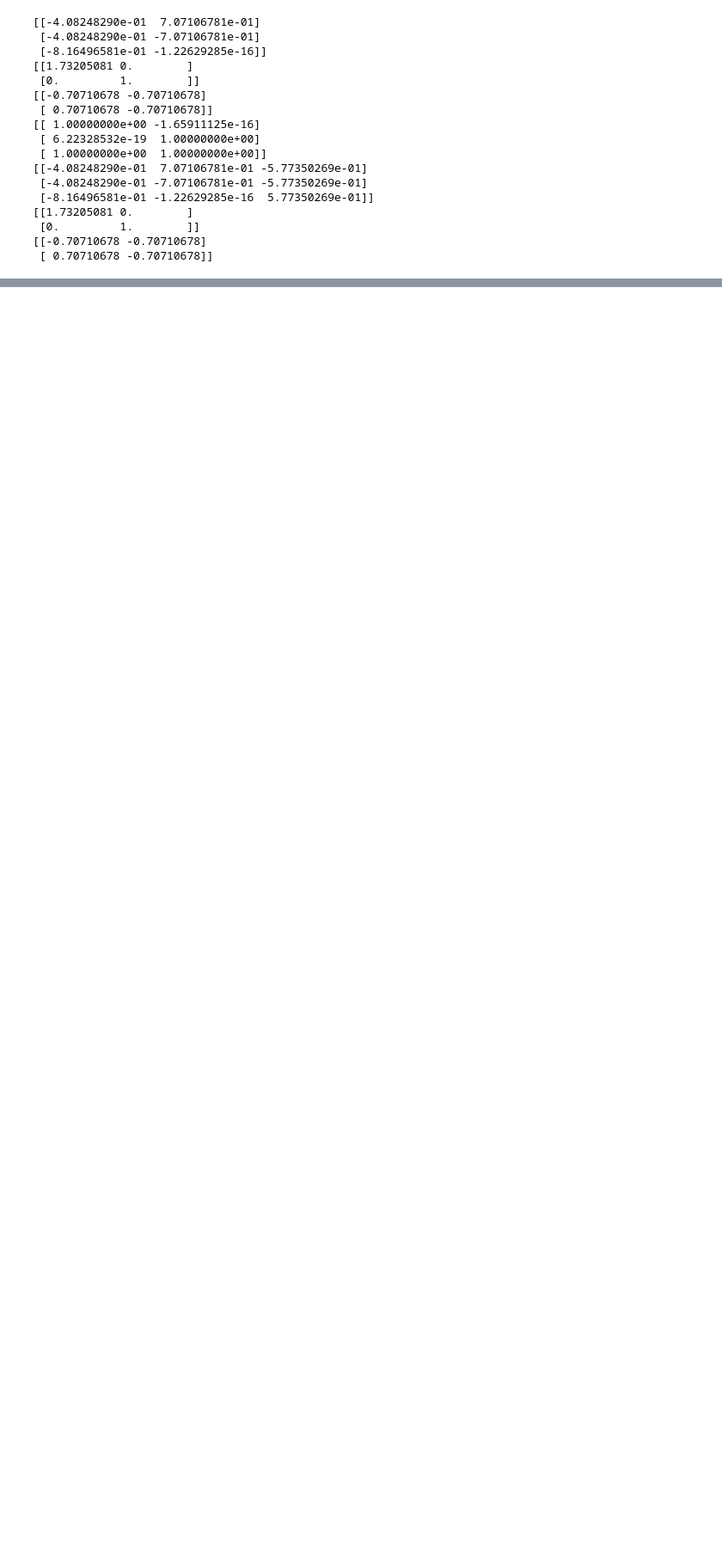
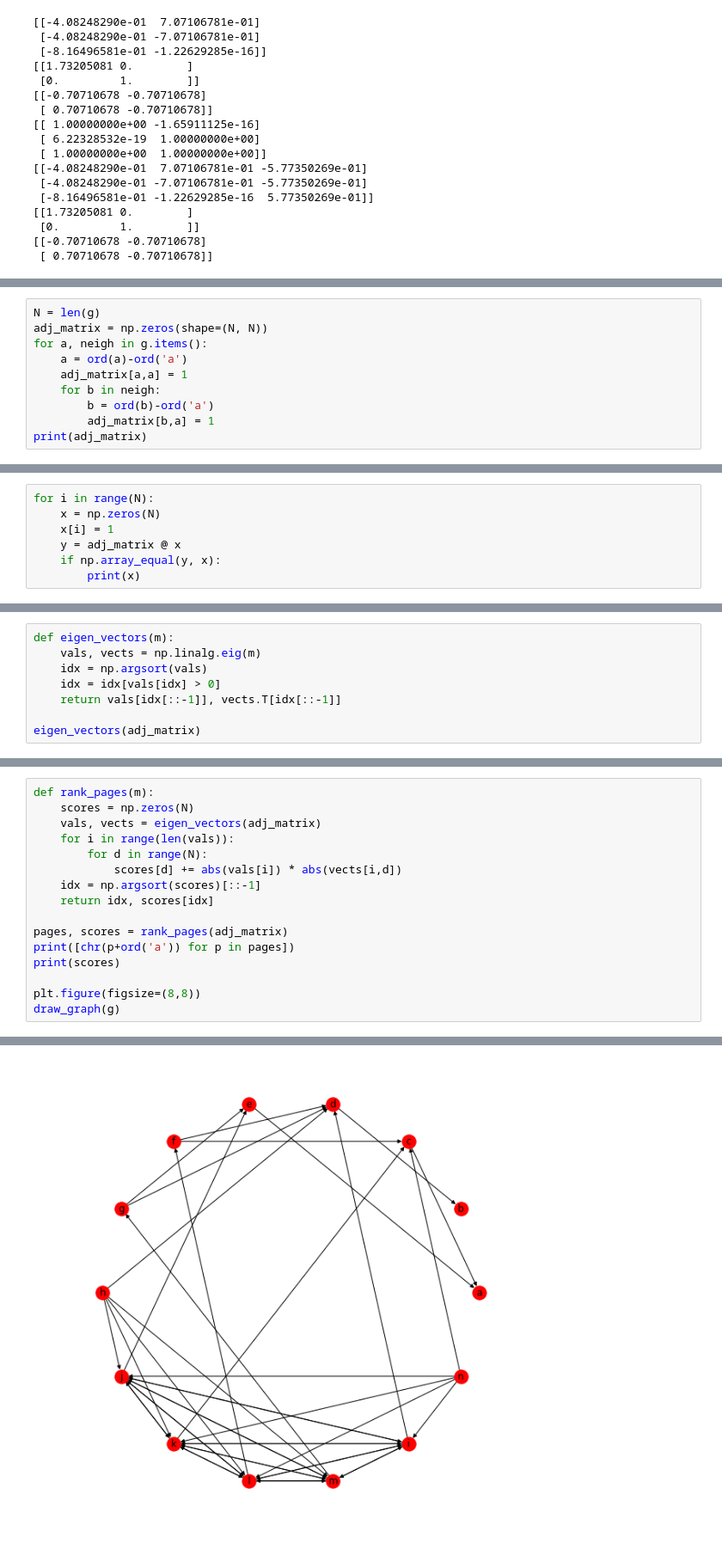
Before and after one commit to QuentinDuval/MLIntro, a Jupyter notebook: ml/0_basic_linear_algebra_decompositions.ipynb, the cells around one changed output, grey strips where cells are left out. Shown at 86% size. Drawn from its saved outputs; the diff is of its cells as text; blank space fills up the shorter version.

Commit message:
page rank

```diff
--- a/ml/0_basic_linear_algebra_decompositions.ipynb
+++ b/ml/0_basic_linear_algebra_decompositions.ipynb
@@ -269,0 +353,10 @@ print(vt)
+# %%
+N = len(g)
+adj_matrix = np.zeros(shape=(N, N))
+for a, neigh in g.items():
+    a = ord(a)-ord('a')
+    adj_matrix[a,a] = 1
+    for b in neigh:
+        b = ord(b)-ord('a')
+        adj_matrix[b,a] = 1
+print(adj_matrix)
@@ -269,0 +378,7 @@ print(vt)
+# %%
+for i in range(N):
+    x = np.zeros(N)
+    x[i] = 1
+    y = adj_matrix @ x
+    if np.array_equal(y, x):
+        print(x)
@@ -269,0 +388,8 @@ print(vt)
+# %%
+def eigen_vectors(m):
+    vals, vects = np.linalg.eig(m)
+    idx = np.argsort(vals)
+    idx = idx[vals[idx] > 0]
+    return vals[idx[::-1]], vects.T[idx[::-1]]
+
+eigen_vectors(adj_matrix)
@@ -269,0 +414,17 @@ print(vt)
+# %%
+def rank_pages(m):
+    scores = np.zeros(N)
+    vals, vects = eigen_vectors(adj_matrix)
+    for i in range(len(vals)):
+        for d in range(N):
+            scores[d] += abs(vals[i]) * abs(vects[i,d])
+    idx = np.argsort(scores)[::-1]
+    return idx, scores[idx]
+
+pages, scores = rank_pages(adj_matrix)
+print([chr(p+ord('a')) for p in pages])
+print(scores)
+
+plt.figure(figsize=(8,8))
+draw_graph(g)
+# %% [output]
@@ -269,0 +436 @@ print(vt)
+[figure, added]
```
Also changed, not shown: parts of 8 cells of this notebook, 1 other file.
